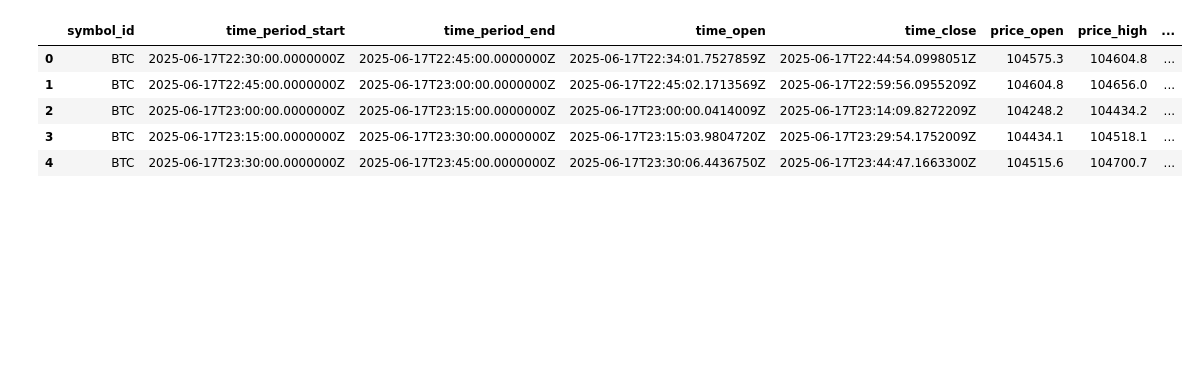
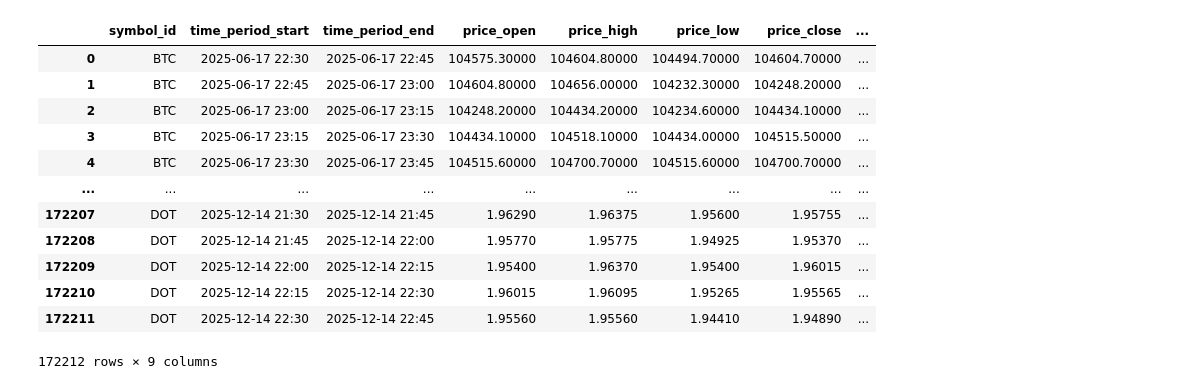
Before and after one commit to nathandelcid/marketdata, a Jupyter notebook: notebooks/1_preprocess.ipynb, the cells around one changed output. Saved outputs shown, nothing was run; the diff lists cells and outputs as text; code cells hidden in the pictures; blank space fills up the shorter version.

```diff
--- a/notebooks/1_preprocess.ipynb
+++ b/notebooks/1_preprocess.ipynb
@@ -12,32 +19,45 @@ This is not **time-series forecasting**. It is **cross-sectional ranking**>
 # %%
 import pandas as pd
 import numpy as np
 import matplotlib.pyplot as plt
 import pyarrow
 
 df = pd.read_csv("../data/kraken_15min_6mo_ohlcv.csv")
 
 mapping = {
     "KRAKEN_SPOT_BTC_USD": "BTC",
     "KRAKEN_SPOT_ETH_USD": "ETH",
     "KRAKEN_SPOT_SOL_USD": "SOL",
     "KRAKEN_SPOT_XRP_USD": "XRP",
     "KRAKEN_SPOT_ADA_USD": "ADA",
     "KRAKEN_SPOT_DOGE_USD": "DOGE",
     "KRAKEN_SPOT_LTC_USD": "LTC",
     "KRAKEN_SPOT_AVAX_USD": "AVAX",
     "KRAKEN_SPOT_LINK_USD": "LINK",
     "KRAKEN_SPOT_DOT_USD": "DOT",
 }
 
 df["symbol_id"] = df["symbol_id"].replace(mapping)
+df.drop(columns=['time_open', 'time_close'], inplace=True)
 
-df.head()
+time_cols = ['time_period_start', 'time_period_end']
+
+for col in time_cols:
+    df[col] = pd.to_datetime(df[col]).dt.strftime('%Y-%m-%d %H:%M')
+
+df
 # %% [output]
-|  | symbol_id | time_period_start | time_period_end | time_open | time_close | price_open | price_high | ... |
-| 0 | BTC | 2025-06-17T22:30:00.0000000Z | 2025-06-17T22:45:00.0000000Z | 2025-06-17T22:34:01.7527859Z | 2025-06-17T22:44:54.0998051Z | 104575.3 | 104604.8 | ... |
-| 1 | BTC | 2025-06-17T22:45:00.0000000Z | 2025-06-17T23:00:00.0000000Z | 2025-06-17T22:45:02.1713569Z | 2025-06-17T22:59:56.0955209Z | 104604.8 | 104656.0 | ... |
-| 2 | BTC | 2025-06-17T23:00:00.0000000Z | 2025-06-17T23:15:00.0000000Z | 2025-06-17T23:00:00.0414009Z | 2025-06-17T23:14:09.8272209Z | 104248.2 | 104434.2 | ... |
-| 3 | BTC | 2025-06-17T23:15:00.0000000Z | 2025-06-17T23:30:00.0000000Z | 2025-06-17T23:15:03.9804720Z | 2025-06-17T23:29:54.1752009Z | 104434.1 | 104518.1 | ... |
-| 4 | BTC | 2025-06-17T23:30:00.0000000Z | 2025-06-17T23:45:00.0000000Z | 2025-06-17T23:30:06.4436750Z | 2025-06-17T23:44:47.1663300Z | 104515.6 | 104700.7 | ... |
+|  | symbol_id | time_period_start | time_period_end | price_open | price_high | price_low | price_close | ... |
+| 0 | BTC | 2025-06-17 22:30 | 2025-06-17 22:45 | 104575.30000 | 104604.80000 | 104494.70000 | 104604.70000 | ... |
+| 1 | BTC | 2025-06-17 22:45 | 2025-06-17 23:00 | 104604.80000 | 104656.00000 | 104232.30000 | 104248.20000 | ... |
+| 2 | BTC | 2025-06-17 23:00 | 2025-06-17 23:15 | 104248.20000 | 104434.20000 | 104234.60000 | 104434.10000 | ... |
+| 3 | BTC | 2025-06-17 23:15 | 2025-06-17 23:30 | 104434.10000 | 104518.10000 | 104434.00000 | 104515.50000 | ... |
+| 4 | BTC | 2025-06-17 23:30 | 2025-06-17 23:45 | 104515.60000 | 104700.70000 | 104515.60000 | 104700.70000 | ... |
+| ... | ... | ... | ... | ... | ... | ... | ... | ... |
+| 172207 | DOT | 2025-12-14 21:30 | 2025-12-14 21:45 | 1.96290 | 1.96375 | 1.95600 | 1.95755 | ... |
+| 172208 | DOT | 2025-12-14 21:45 | 2025-12-14 22:00 | 1.95770 | 1.95775 | 1.94925 | 1.95370 | ... |
+| 172209 | DOT | 2025-12-14 22:00 | 2025-12-14 22:15 | 1.95400 | 1.96370 | 1.95400 | 1.96015 | ... |
+| 172210 | DOT | 2025-12-14 22:15 | 2025-12-14 22:30 | 1.96015 | 1.96095 | 1.95265 | 1.95565 | ... |
+| 172211 | DOT | 2025-12-14 22:30 | 2025-12-14 22:45 | 1.95560 | 1.95560 | 1.94410 | 1.94890 | ... |
+172212 rows × 9 columns
 # %% [markdown]
```
Also changed, not shown: parts of 24 cells of this notebook, 3 other files.
